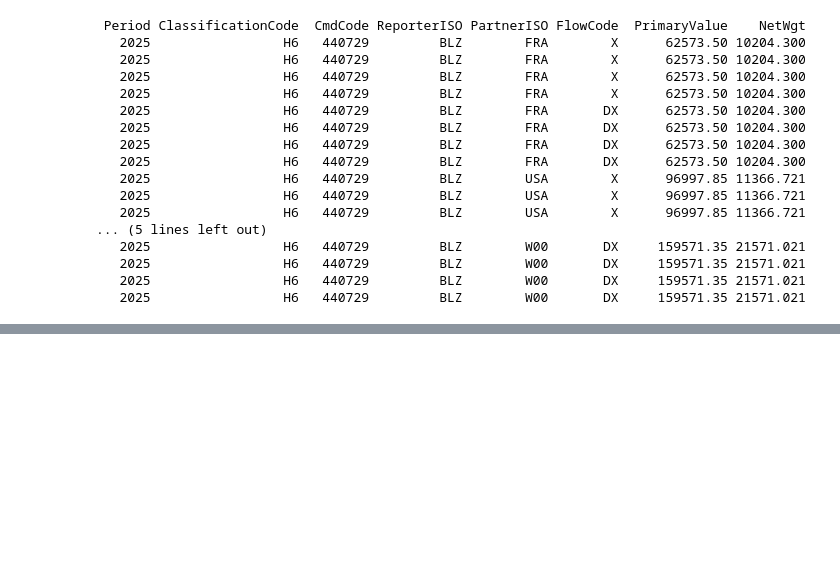
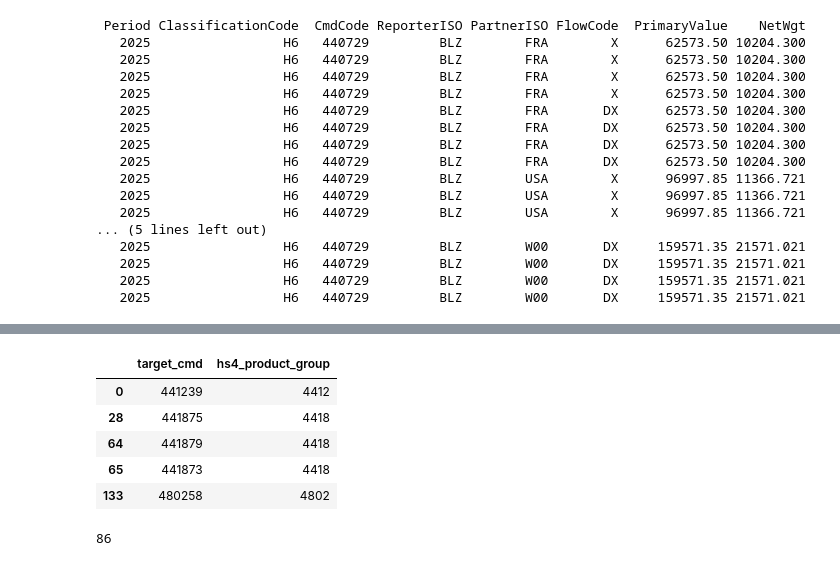
Before and after one commit to TI-ForestProductsMarkets/vacoda, a Jupyter notebook: notebooks/11_explore_hs_code.ipynb, the cells around one changed output, grey strips where cells are left out. Drawn from its saved outputs; the diff is of its cells as text; code cells hidden in the pictures; blank space fills up the shorter version.

```diff
--- a/notebooks/11_explore_hs_code.ipynb
+++ b/notebooks/11_explore_hs_code.ipynb
@@ -303,0 +306,8 @@ print(evidence.to_string(index=False))
+# %%
+import pandas as pd
+
+path = "/storage/vacoda/data/interim/cif_fob/target_h5/target_h5_cif_fob_training_sample.parquet"
+
+df = pd.read_parquet(path)
+
+print(df.columns.tolist())
@@ -303,0 +330,20 @@ print(evidence.to_string(index=False))
+# %%
+df["hs4_product_group"] = (
+    df["target_cmd"]
+    .astype(str)
+    .str.zfill(6)
+    .str[:4]
+)
+# %%
+df[["target_cmd", "hs4_product_group"]].drop_duplicates().head(5)
+# %% [output]
+|  | target_cmd | hs4_product_group |
+| 0 | 441239 | 4412 |
+| 28 | 441875 | 4418 |
+| 64 | 441879 | 4418 |
+| 65 | 441873 | 4418 |
+| 133 | 480258 | 4802 |
+# %%
+df["hs4_product_group"].nunique()
+# %% [output]
+86
```
Also changed, not shown: parts of 6 cells of this notebook, 44 other files.
